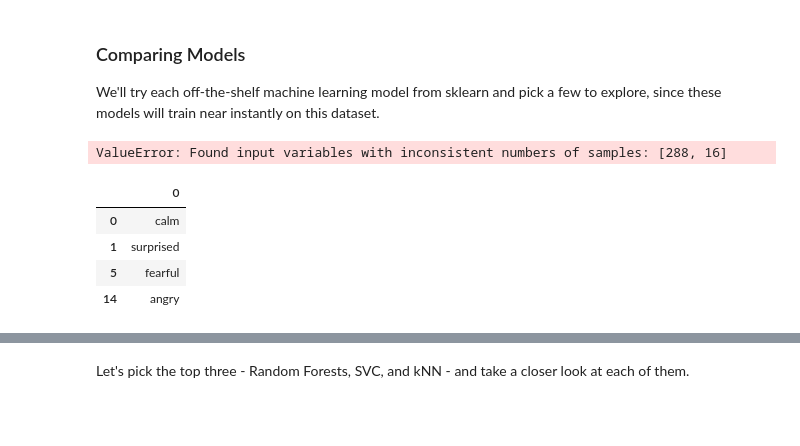
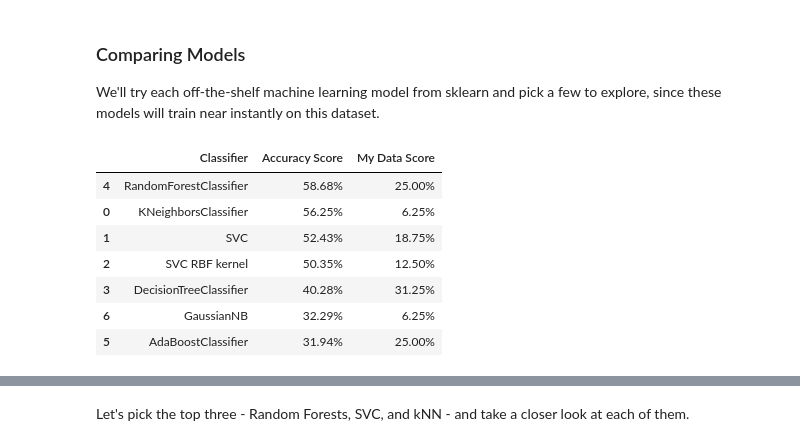
Before and after one commit to tiffanyhuang053/IAT360-Week3-ClassicML, a Jupyter notebook: Week_3_MachineLearning.ipynb, the cells around one changed output, grey strips where cells are left out. Cells and saved outputs as stored; diff of their text form; code cells hidden in the pictures; blank space fills up the shorter version.

```diff
--- a/Week_3_MachineLearning.ipynb
+++ b/Week_3_MachineLearning.ipynb
@@ -639,40 +639,39 @@ from sklearn.svm import SVC
 from sklearn.tree import DecisionTreeClassifier
 from sklearn.ensemble import RandomForestClassifier, AdaBoostClassifier
 from sklearn.naive_bayes import GaussianNB
 from sklearn.discriminant_analysis import QuadraticDiscriminantAnalysis
 
 classification_models = [
     KNeighborsClassifier(),#(3),
     SVC(kernel='linear'),#, C=0.025),
     SVC(kernel='rbf'),
     DecisionTreeClassifier(),#max_depth=5),
     RandomForestClassifier(),#max_depth=5, n_estimators=10, max_features=1),
     AdaBoostClassifier(),
     GaussianNB(),
     #don't need this so can comment out
     #QuadraticDiscriminantAnalysis()
     ]
 
 scores = []
 for model in classification_models:
     model.fit(X_train_scaled, y_train)
     score = model.score(X_test_scaled, y_test)
     #FIX
-    score_2 = model.score(myFeatures_scaled, y_test)
+    score_2 = model.score(myFeatures_scaled, myEmotions)
     #use own recordings to test and add next column, use scaled since testing on scaled data
     model_name = type(model).__name__
     if model_name=='SVC' and model.kernel=='rbf': model_name+=' RBF kernel'
     scores.append((model_name,(f'{100*score:.2f}%'), (f'{100*score_2:.2f}%')))
 # Make it pretty
 scores_df = pd.DataFrame(scores,columns=['Classifier','Accuracy Score','My Data Score'])
 scores_df.sort_values(by='Accuracy Score',axis=0,ascending=False)
 # %% [output]
-ValueError: Found input variables with inconsistent numbers of samples: [288, 16]
+|  | Classifier | Accuracy Score | My Data Score |
+| 4 | RandomForestClassifier | 58.68% | 25.00% |
+| 0 | KNeighborsClassifier | 56.25% | 6.25% |
+| 1 | SVC | 52.43% | 18.75% |
+| 2 | SVC RBF kernel | 50.35% | 12.50% |
+| 3 | DecisionTreeClassifier | 40.28% | 31.25% |
+| 6 | GaussianNB | 32.29% | 6.25% |
+| 5 | AdaBoostClassifier | 31.94% | 25.00% |
-# %%
-y_myTest
-# %% [output]
-|  | 0 |
-| 0 | calm |
-| 1 | surprised |
-| 5 | fearful |
-| 14 | angry |
```
Also changed, not shown: parts of 1 cell of this notebook.
